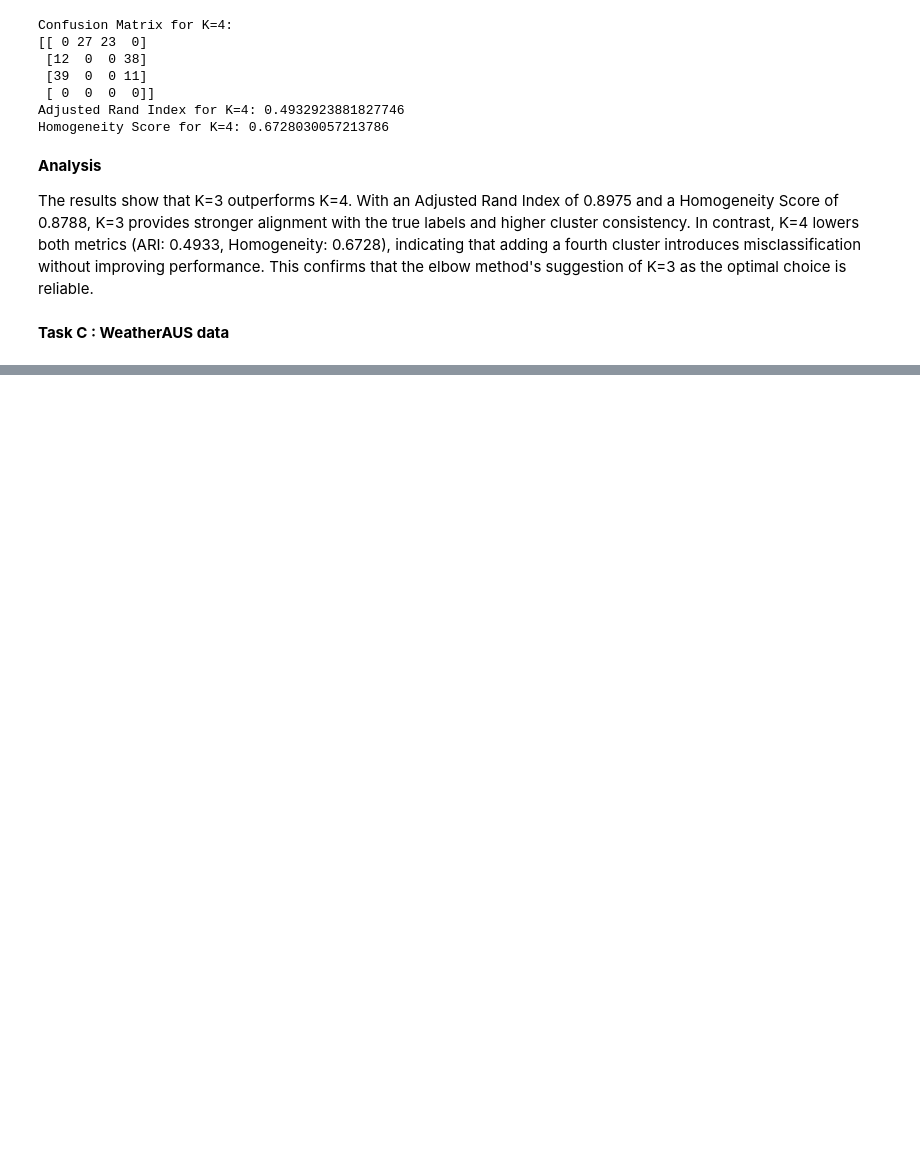
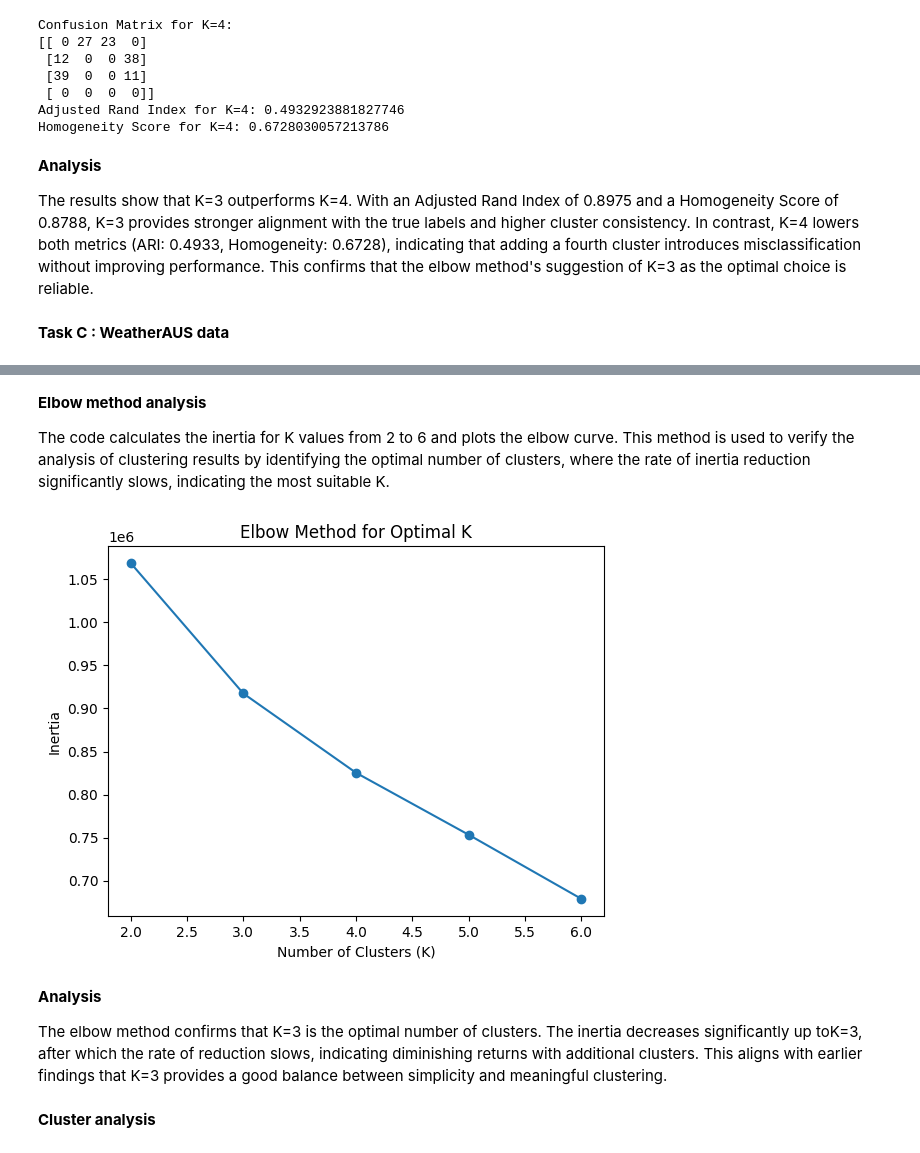
Before and after one commit to dzervenes/Machine-Learning-module, a Jupyter notebook: Unit_6_Seminar_Preparation.ipynb, the cells around one changed output, grey strips where cells are left out. Cells and saved outputs as stored; diff of their text form; code cells hidden in the pictures; blank space fills up the shorter version.

```diff
--- a/Unit_6_Seminar_Preparation.ipynb
+++ b/Unit_6_Seminar_Preparation.ipynb
@@ -281,0 +387,26 @@ K=3 provides stronger alignment with the true labels and higher cluster consiste
+# %% [markdown]
+**Elbow method analysis**
+
+The code calculates the inertia for K values from 2 to 6 and plots the elbow curve. This method is used to verify the analysis of clustering results by identifying the optimal number of clusters, where the rate of inertia reduction significantly slows, indicating the most suitable K.
+# %%
+cluster_range = range(2, 7)
+inertias = []
+
+for k in cluster_range:
+    kmeans = KMeans(n_clusters=k, random_state=42)
+    kmeans.fit(X_normalized)
+    inertias.append(kmeans.inertia_)
+
+plt.plot(cluster_range, inertias, marker='o')
+plt.title('Elbow Method for Optimal K')
+plt.xlabel('Number of Clusters (K)')
+plt.ylabel('Inertia')
+plt.show()
+# %% [output]
+[figure, added]
+# %% [markdown]
+**Analysis**
+
+The elbow method confirms that K=3 is the optimal number of clusters. The inertia decreases significantly up toK=3, after which the rate of reduction slows, indicating diminishing returns with additional clusters. This aligns with earlier findings that K=3 provides a good balance between simplicity and meaningful clustering.
+# %% [markdown]
+**Cluster analysis**
```
Also changed, not shown: parts of 14 cells of this notebook.
